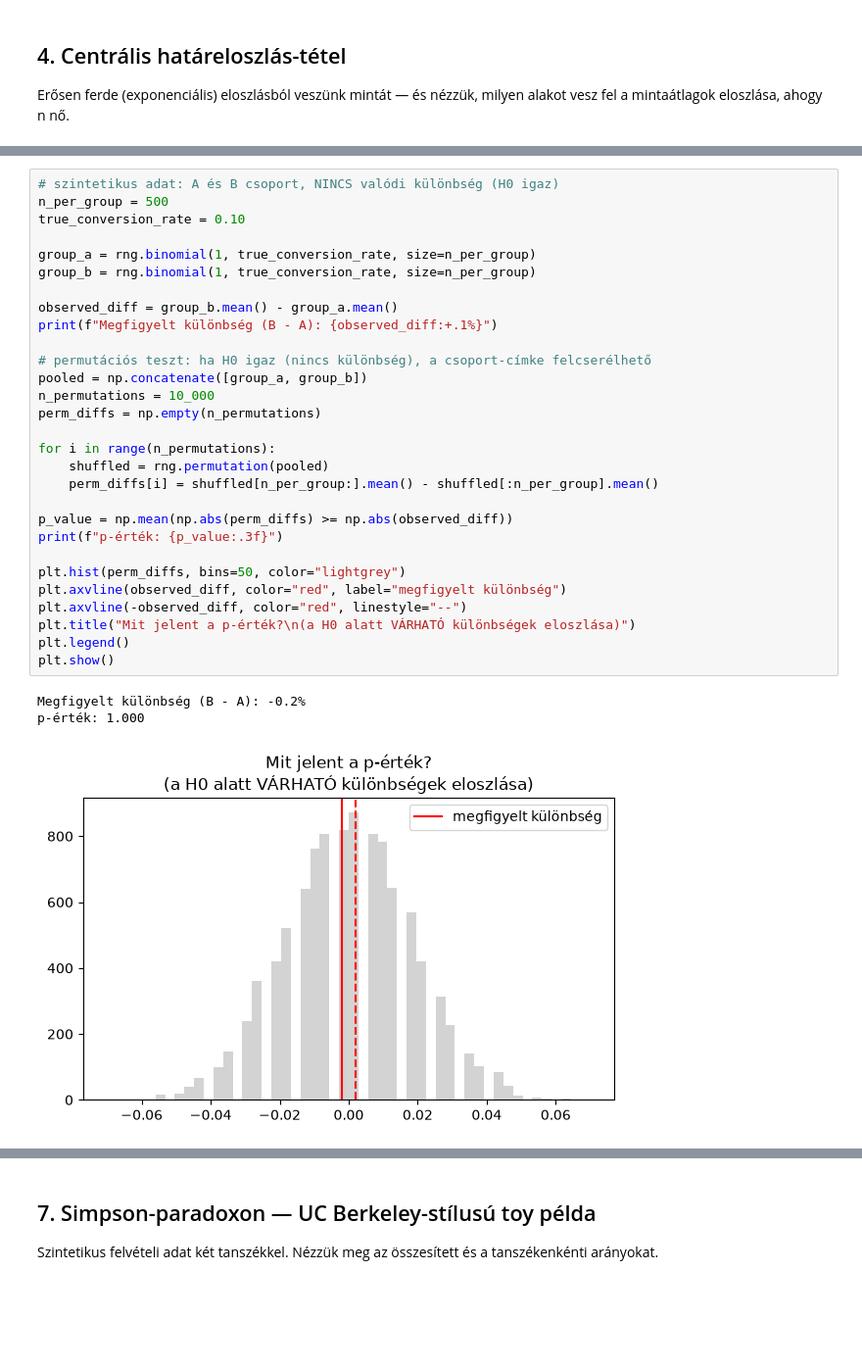
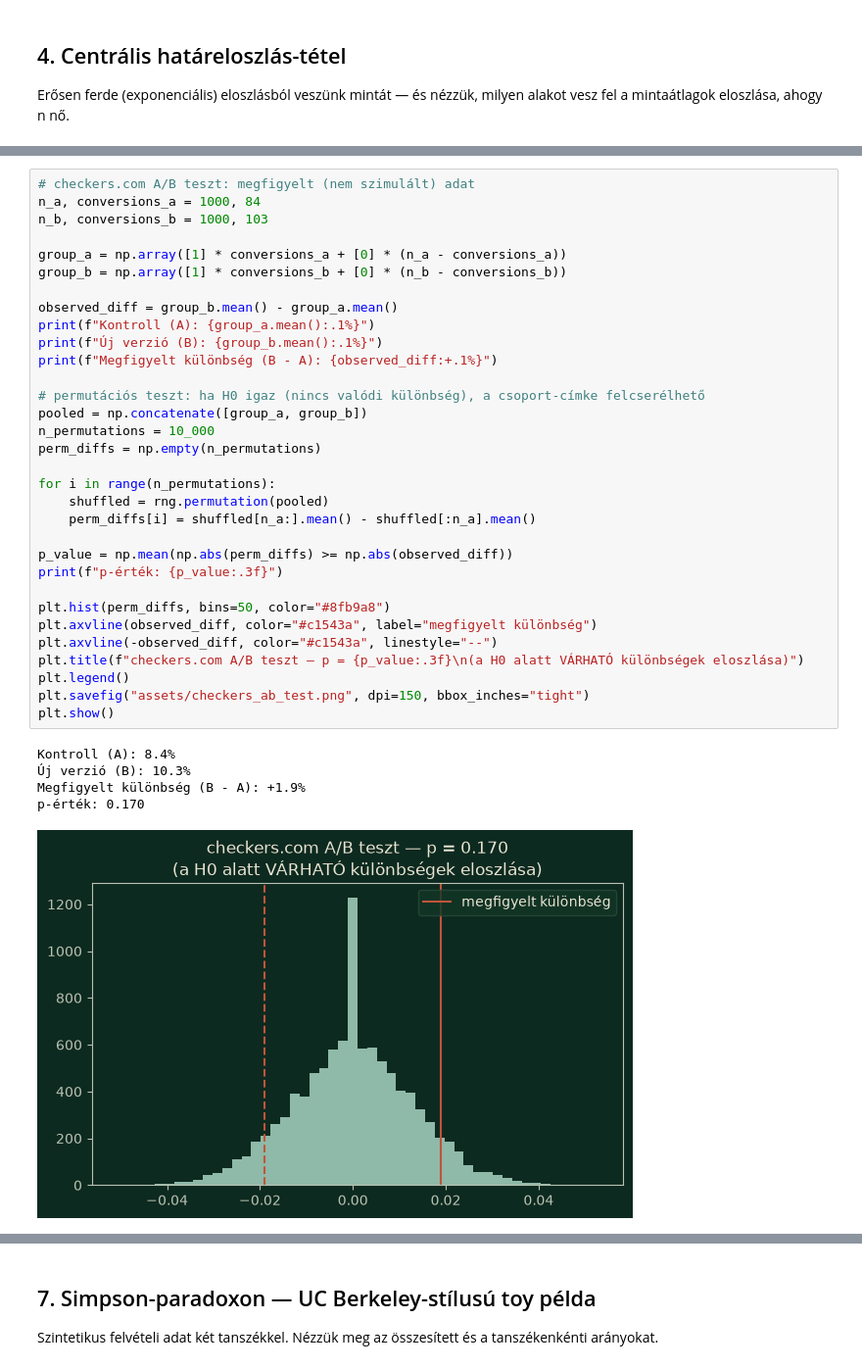
Before and after one commit to karpatika92/nasz_data_science_course, a Jupyter notebook: lessons/01-statisztikai-alapok/demo.ipynb, the cells around one changed output, grey strips where cells are left out. Shown at 98% size. Cells and saved outputs as stored; diff of their text form; blank space fills up the shorter version.

```diff
--- a/lessons/01-statisztikai-alapok/demo.ipynb
+++ b/lessons/01-statisztikai-alapok/demo.ipynb
@@ -116,34 +163,39 @@ p-érték — nem csak kimondjuk a definíciót.
 # %%
-# szintetikus adat: A és B csoport, NINCS valódi különbség (H0 igaz)
-n_per_group = 500
-true_conversion_rate = 0.10
+# checkers.com A/B teszt: megfigyelt (nem szimulált) adat
+n_a, conversions_a = 1000, 84
+n_b, conversions_b = 1000, 103
 
-group_a = rng.binomial(1, true_conversion_rate, size=n_per_group)
-group_b = rng.binomial(1, true_conversion_rate, size=n_per_group)
+group_a = np.array([1] * conversions_a + [0] * (n_a - conversions_a))
+group_b = np.array([1] * conversions_b + [0] * (n_b - conversions_b))
 
 observed_diff = group_b.mean() - group_a.mean()
+print(f"Kontroll (A): {group_a.mean():.1%}")
+print(f"Új verzió (B): {group_b.mean():.1%}")
 print(f"Megfigyelt különbség (B - A): {observed_diff:+.1%}")
 
-# permutációs teszt: ha H0 igaz (nincs különbség), a csoport-címke felcserélhető
+# permutációs teszt: ha H0 igaz (nincs valódi különbség), a csoport-címke felcserélhető
 pooled = np.concatenate([group_a, group_b])
 n_permutations = 10_000
 perm_diffs = np.empty(n_permutations)
 
 for i in range(n_permutations):
     shuffled = rng.permutation(pooled)
-    perm_diffs[i] = shuffled[n_per_group:].mean() - shuffled[:n_per_group].mean()
+    perm_diffs[i] = shuffled[n_a:].mean() - shuffled[:n_a].mean()
 
 p_value = np.mean(np.abs(perm_diffs) >= np.abs(observed_diff))
 print(f"p-érték: {p_value:.3f}")
 
-plt.hist(perm_diffs, bins=50, color="lightgrey")
-plt.axvline(observed_diff, color="red", label="megfigyelt különbség")
-plt.axvline(-observed_diff, color="red", linestyle="--")
-plt.title("Mit jelent a p-érték?\n(a H0 alatt VÁRHATÓ különbségek eloszlása)")
+plt.hist(perm_diffs, bins=50, color="#8fb9a8")
+plt.axvline(observed_diff, color="#c1543a", label="megfigyelt különbség")
+plt.axvline(-observed_diff, color="#c1543a", linestyle="--")
+plt.title(f"checkers.com A/B teszt — p = {p_value:.3f}\n(a H0 alatt VÁRHATÓ különbségek eloszlása)")
 plt.legend()
+plt.savefig("assets/checkers_ab_test.png", dpi=150, bbox_inches="tight")
 plt.show()
 # %% [output]
-Megfigyelt különbség (B - A): -0.2%
-p-érték: 1.000
+Kontroll (A): 8.4%
+Új verzió (B): 10.3%
+Megfigyelt különbség (B - A): +1.9%
+p-érték: 0.170
-[figure, old version]
+[figure, new version]
 # %% [markdown]
```
Also changed, not shown: parts of 13 cells of this notebook, 15 other files.
